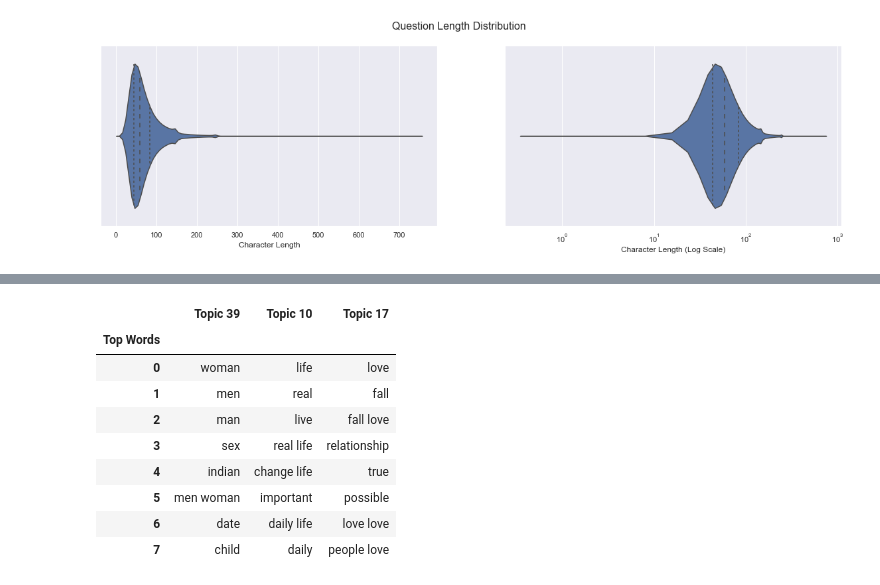
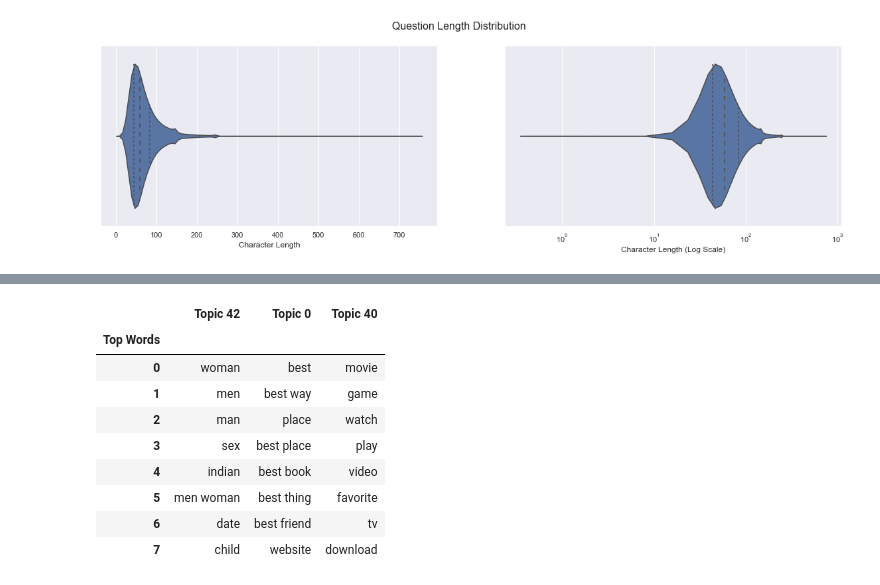
Before and after one commit to MattEding/Quora-Topic-Modelling, a Jupyter notebook: quora_topic_modeling-v2.ipynb, the cells around one changed output, grey strips where cells are left out. Cells and saved outputs as stored; diff of their text form; code cells hidden in the pictures.

```diff
--- a/quora_topic_modeling-v2.ipynb
+++ b/quora_topic_modeling-v2.ipynb
@@ -259,5 +239,5 @@ array([0.0007464 , 0.01466068, 0.02741329, ..., 0.03592417, 0.02003667,
 # %%
-i = -3
+i = -7
 # %%
 np.sort(X_new[i])[::-1].round(4)
 # %% [output]
@@ -269,3 +251,4 @@ array([0.0359, 0.0015, 0.0007, 0.0006, 0.0006, 0.0003, 0.0003, 0.0003,
 # %%
-np.argsort(X_new[i])[::-1].round(4)
+idxs = np.argsort(X_new[i])[::-1].round(4)
+idxs
 # %% [output]
@@ -279,16 +262,16 @@ X['question_text'].values[i]
-# %%
-top_words_df.iloc[:, [39, 10, 17]]
-# %% [output]
-|  | Topic 39 | Topic 10 | Topic 17 |
-| Top Words |  |  |  |
-| 0 | woman | life | love |
-| 1 | men | real | fall |
-| 2 | man | live | fall love |
-| 3 | sex | real life | relationship |
-| 4 | indian | change life | true |
-| 5 | men woman | important | possible |
-| 6 | date | daily life | love love |
-| 7 | child | daily | people love |
+# %%
+top_words_df.iloc[:, idxs[:3]]
+# %% [output]
+|  | Topic 42 | Topic 0 | Topic 40 |
+| Top Words |  |  |  |
+| 0 | woman | best | movie |
+| 1 | men | best way | game |
+| 2 | man | place | watch |
+| 3 | sex | best place | play |
+| 4 | indian | best book | video |
+| 5 | men woman | best thing | favorite |
+| 6 | date | best friend | tv |
+| 7 | child | website | download |
 # %%
 X
 # %% [output]
```
Also changed, not shown: parts of 27 cells of this notebook, 1 other file.
